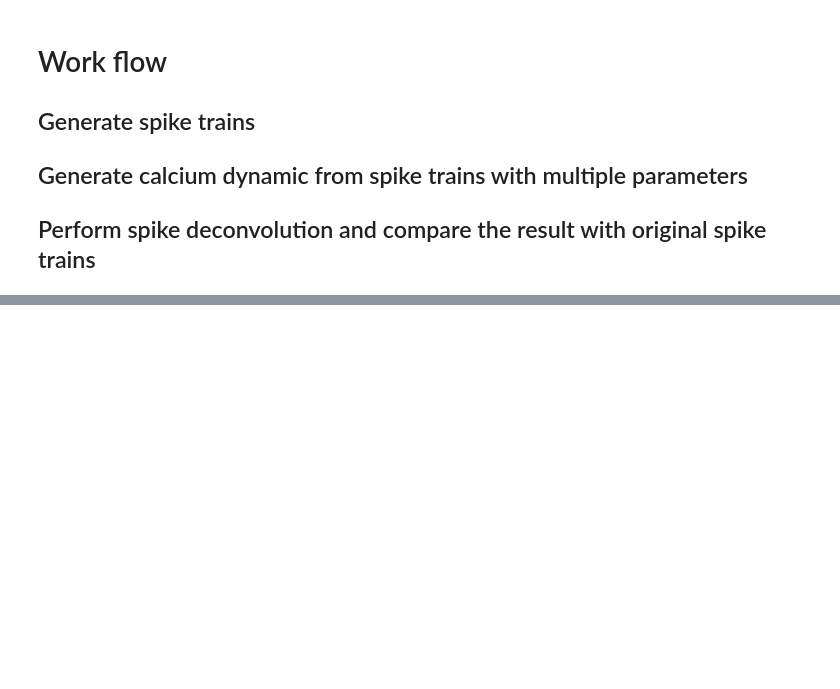
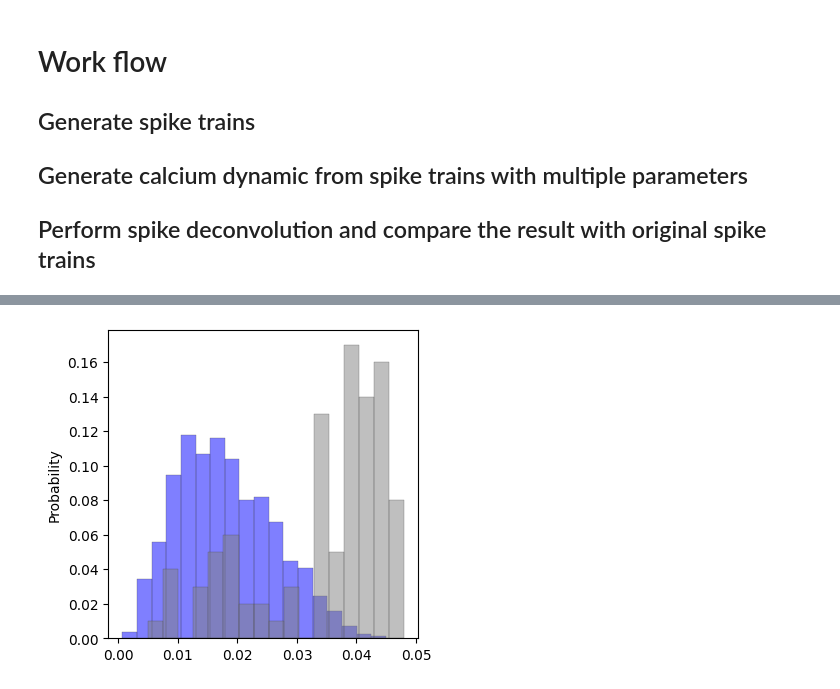
Before and after one commit to yoshihito-saito/Spike_deconvolution_simulation, a Jupyter notebook: Simulate_Deconvolution.ipynb, the cells around one changed output, grey strips where cells are left out. Saved outputs shown, nothing was run; the diff lists cells and outputs as text; code cells hidden in the pictures; blank space fills up the shorter version.

```diff
--- a/Simulate_Deconvolution.ipynb
+++ b/Simulate_Deconvolution.ipynb
@@ -131,0 +220,30 @@ from oasis.oasis_methods import oasisAR1, oasisAR2
+# %%
+window=[-600,600]
+time_waveform=np.arange(window[0],window[1])/fs
+mean_waveforms=[]
+num_peaks=[]
+for i in range(cell_dF_F.shape[0]):
+    mean_waveform, num_peak=calc_mean_waveform(cell_dF_F[i], window)
+    mean_waveforms.append(mean_waveform)
+    num_peaks.append(num_peak)
+mean_waveforms=np.array(mean_waveforms)
+num_peaks=np.array(num_peaks)
+
+mean_waveforms_sim=[]
+num_peaks_sim=[]
+for i in range(dF_F_sim_all[0.1].shape[0]):
+    mean_waveform_sim, num_peak_sim=calc_mean_waveform(dF_F_sim_all[0.1][i], window)
+    mean_waveforms_sim.append(mean_waveform_sim)
+    num_peaks_sim.append(num_peak_sim)
+mean_waveforms_sim=np.array(mean_waveforms_sim)
+num_peaks_sim=np.array(num_peaks_sim)
+# %%
+calcium_event_freq = num_peaks/(cell_dF_F.shape[1]/fs)
+calcium_event_freq[~np.isnan(calcium_event_freq)]
+calcium_event_freq_sim = num_peaks_sim/duration
+# %%
+fig, ax = plt.subplots(figsize=(4,4), dpi=100)
+sns.histplot(calcium_event_freq, binwidth=0.0025, stat='probability', kde=False, color='blue', alpha=.5, linewidth=0.2, edgecolor='.3');
+sns.histplot(calcium_event_freq_sim, binwidth=0.0025, stat='probability', kde=False, color='gray', alpha=.5, linewidth=0.2, edgecolor='.3');
+# %% [output]
+[figure, added]
```
Also changed, not shown: parts of 40 cells of this notebook.
